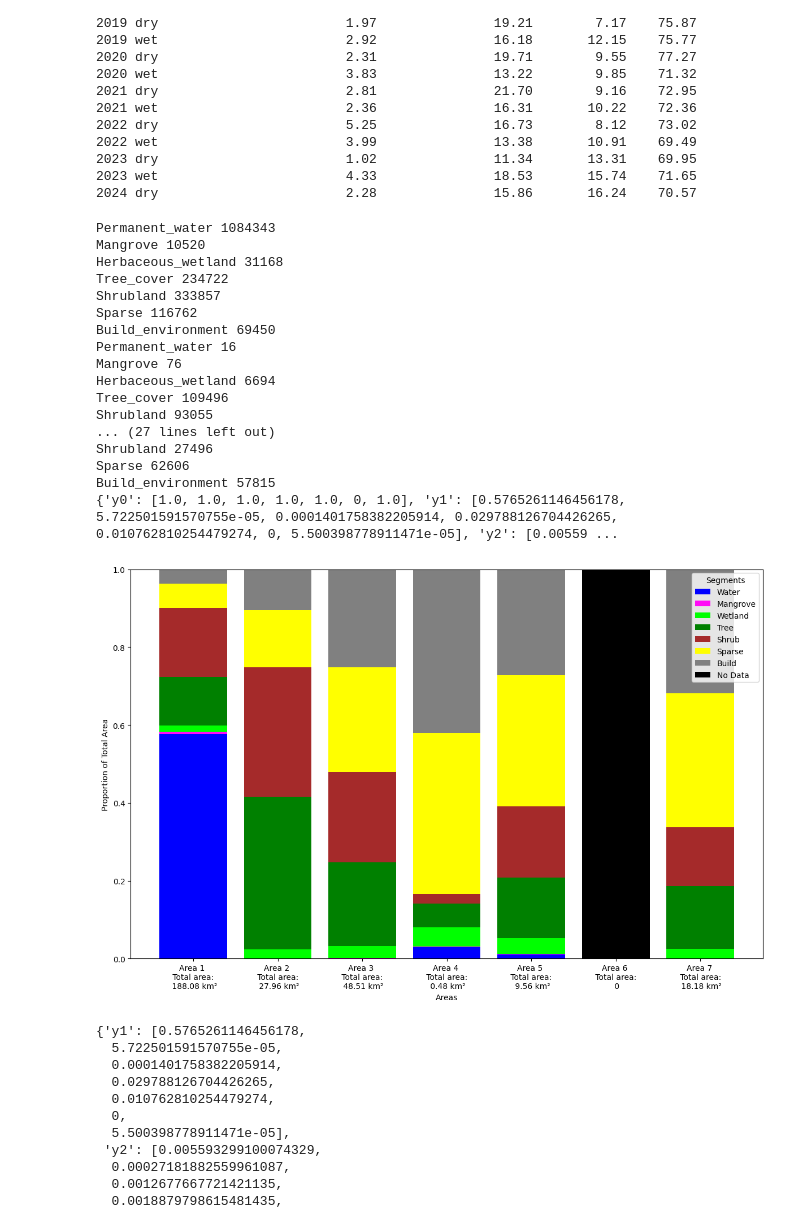
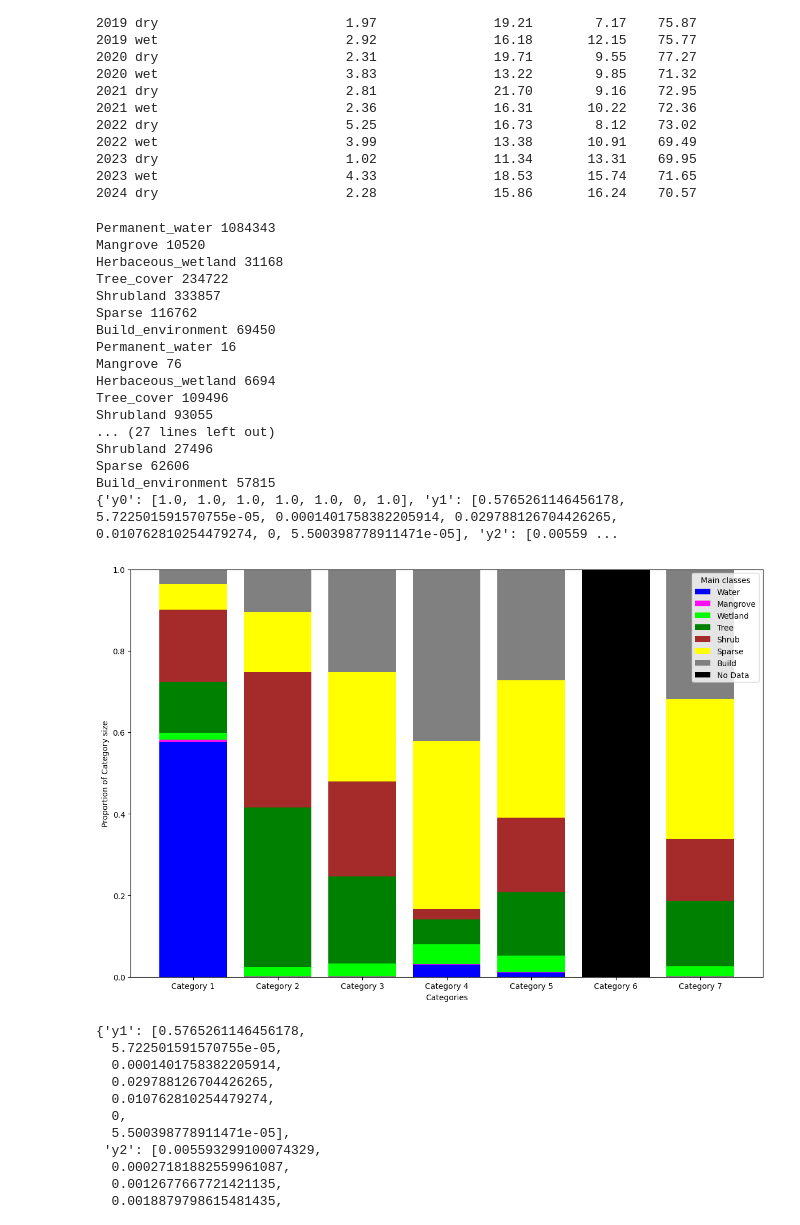
Before and after one commit to bricker0/customize_SDG15_Classification, a Jupyter notebook: code/3.3) lcProducts.ipynb, the cells around one changed output. Saved outputs shown, nothing was run; the diff lists cells and outputs as text; code cells hidden in the pictures.

```diff
--- a/code/3.3) lcProducts.ipynb
+++ b/code/3.3) lcProducts.ipynb
@@ -519,13 +519,13 @@ for ROPVZone, ROPVAreas in ROPVCatToFigure.items():
 
 # Formatting labels
 x = [
-    f'Area 1 \n Total area: \n {round(ROPVRegionAreas[0][0]*res**2/1000000, 2)} km²',
-    f'Area 2 \n Total area: \n {round(ROPVRegionAreas[1][0]*res**2/1000000, 2)} km²',
-    f'Area 3 \n Total area: \n {round(ROPVRegionAreas[2][0]*res**2/1000000, 2)} km²',
-    f'Area 4 \n Total area: \n {round(ROPVRegionAreas[3][0]*res**2/1000000, 2)} km²',
-    f'Area 5 \n Total area: \n {round(ROPVRegionAreas[4][0]*res**2/1000000, 2)} km²',
-    f'Area 6 \n Total area: \n {0}',
-    f'Area 7 \n Total area: \n {round(ROPVRegionAreas[6][0]*res**2/1000000, 2)} km²'
+    f'Category 1', # \n Total area: \n {round(ROPVRegionAreas[0][0]*res**2/1000000, 2)} km²',
+    f'Category 2', # \n Total area: \n {round(ROPVRegionAreas[1][0]*res**2/1000000, 2)} km²',
+    f'Category 3', # \n Total area: \n {round(ROPVRegionAreas[2][0]*res**2/1000000, 2)} km²',
+    f'Category 4', # \n Total area: \n {round(ROPVRegionAreas[3][0]*res**2/1000000, 2)} km²',
+    f'Category 5', # \n Total area: \n {round(ROPVRegionAreas[4][0]*res**2/1000000, 2)} km²',
+    f'Category 6', # \n Total area: \n {0}',
+    f'Category 7', # \n Total area: \n {round(ROPVRegionAreas[6][0]*res**2/1000000, 2)} km²'
 ]
 
 # Normalize data based on the first value in each list
@@ -551,37 +551,37 @@ fig, ax = plt.subplots(figsize=(12, 8))
 
 # Stack the bars
 bottom = np.zeros(len(x))
 for i in range(1, len(ROPVRegionAreas[0])+1):  # Skip the first value (total area)
     ax.bar(x, splitInYs[f'y{i}'], bottom=bottom, label=segment_names[i-1], color=classPalette[i-1])
     bottom += splitInYs[f'y{i}']
 
 # Add labels and title
-ax.set_xlabel('Areas')
-ax.set_ylabel('Proportion of Total Area')
+ax.set_xlabel('Categories')
+ax.set_ylabel('Proportion of Category size')
 # ax.set_title(f'Land cover area division over Build with Nature categories')
-ax.legend(title='Segments')
+ax.legend(title='Main classes')
 
 plt.tight_layout()
 plt.show()
 # %% [output]
 Permanent_water 1084343
 Mangrove 10520
 Herbaceous_wetland 31168
 Tree_cover 234722
 Shrubland 333857
 Sparse 116762
 Build_environment 69450
 Permanent_water 16
 Mangrove 76
 Herbaceous_wetland 6694
 Tree_cover 109496
 Shrubland 93055
 ... (27 lines left out)
 Shrubland 27496
 Sparse 62606
 Build_environment 57815
 {'y0': [1.0, 1.0, 1.0, 1.0, 1.0, 0, 1.0], 'y1': [0.5765261146456178, 5.722501591570755e-05, 0.0001401758382205914, 0.029788126704426265, 0.010762810254479274, 0, 5.500398778911471e-05], 'y2': [0.00559 ...
-[figure, old version]
+[figure, new version]
 # %%
 # Build with nature data to table.
 import pandas as pd
```
Also changed, not shown: parts of 1 cell of this notebook, 23 other files.
